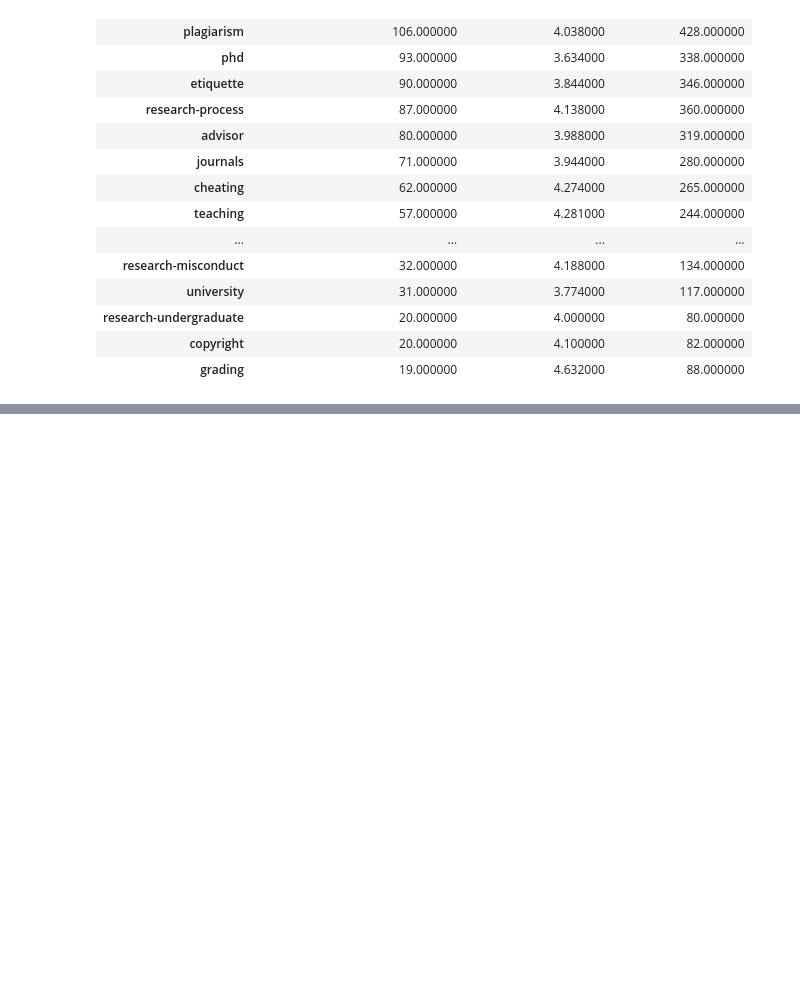
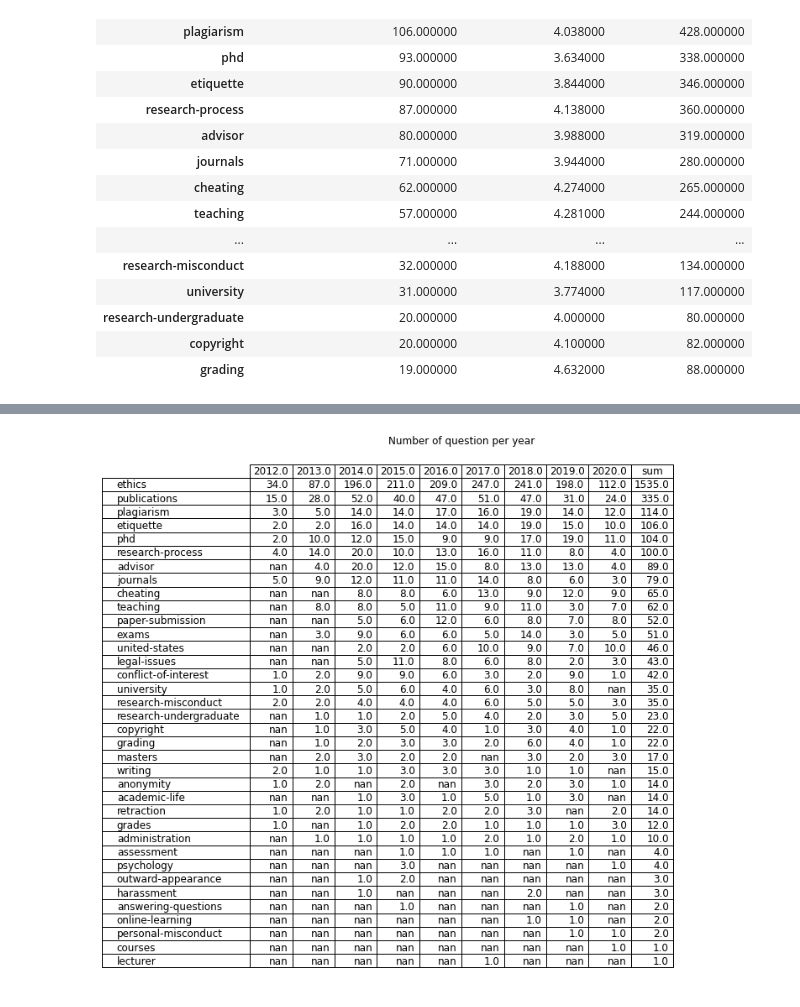
Before and after one commit to xdragolo/topicGroupsAndTimeframesIdentification, a Jupyter notebook: Data_Analysis/general_overview.ipynb, the cells around one changed output, grey strips where cells are left out. Cells and saved outputs as stored; diff of their text form; code cells hidden in the pictures; blank space fills up the shorter version.

Commit message:
number of question per year and month

```diff
--- a/Data_Analysis/general_overview.ipynb
+++ b/Data_Analysis/general_overview.ipynb
@@ -585,0 +590,24 @@ list(set(all_tags))
+# %%
+number_per_year_df = pd.DataFrame()
+for t in list(set(all_tags)):
+    one_record  = df.loc[df.apply(lambda x :  t in x['tags'],axis=1)]['title'].rename(t).groupby([df.asked.dt.year]).agg('count')
+    number_per_year_df = number_per_year_df.append(one_record)
+
+number_per_year_df = number_per_year_df.sort_index(axis=1)
+number_per_year_df['sum'] = number_per_year_df.sum(axis=1)
+number_per_year_df= number_per_year_df.sort_values(by='sum', ascending = False)
+
+
+plt.figure(figsize=(10,13))
+ax = plt.subplot(111, frame_on=False) # no visible frame
+ax.xaxis.set_visible(False)  # hide the x axis
+ax.yaxis.set_visible(False)  # hide the y axis
+t = table(ax,  number_per_year_df,loc = 'center',)
+t.set_fontsize(12)# where df is your data frame
+t.scale(1,1.5)
+plt.subplots_adjust(left=0.2, bottom=0.2)
+
+plt.title('Number of question per year')
+plt.savefig('./figures/number_of_question_per_year_for_every_tag.png', bbox_inches='tight')
+# %% [output]
+[figure, added]
```
Also changed, not shown: parts of 5 cells of this notebook, 3 other files.
